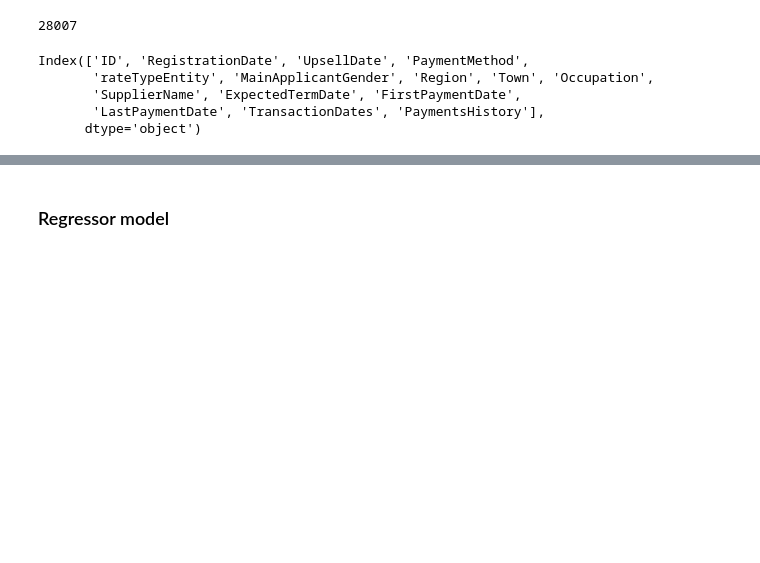
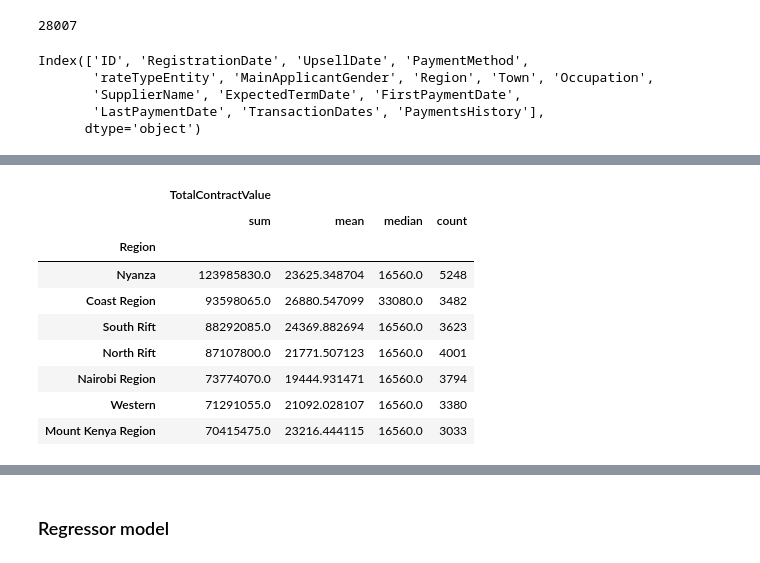
Before and after one commit to AumPandya95/zindi_paygo, a Jupyter notebook: notebooks/exploratory_data_analysis/eda.ipynb, the cells around one changed output, grey strips where cells are left out. Saved outputs shown, nothing was run; the diff lists cells and outputs as text; code cells hidden in the pictures; blank space fills up the shorter version.

Commit message:
Update: Added EDA for TotalContractValue, across Age and Region

```diff
--- a/notebooks/exploratory_data_analysis/eda.ipynb
+++ b/notebooks/exploratory_data_analysis/eda.ipynb
@@ -55,6 +55,9 @@ metadata[metadata["ID"].isin(list(train["ID"].values))]
 | 37341 | ID_GHHAQ9D | 2020-02-20 18:46:30 | 2400 | NaN | 0.0 | FINANCED | DAILY | ... |
 | 37342 | ID_PAI1FJK | 2020-02-20 19:30:43 | 2400 | NaN | 0.0 | FINANCED | DAILY | ... |
 28007 rows × 20 columns
+# %%
+# Merge
+train_merged = metadata.merge(train[train.columns], how='right', on='ID')
 # %%
 print(train["ID"].nunique())         # Each contract is unique
 print(metadata["ID"].nunique())      # Each contract is unique
@@ -118,0 +165,16 @@ px.box(train_merged, x= 'MainApplicantGender', y='Deposit')
+# %%
+# Seems majority Contracts are of the value 16,560 and coast region has some costly Contracts
+train_merged[['Region', 'TotalContractValue']].groupby(['Region']).agg(
+    {'TotalContractValue': [np.sum, np.mean, np.median, 'count']}).sort_values(
+    by=[('TotalContractValue', 'sum')], ascending=False)
+# %% [output]
+|  | TotalContractValue |  |  |  |
+|  | sum | mean | median | count |
+| Region |  |  |  |  |
+| Nyanza | 123985830.0 | 23625.348704 | 16560.0 | 5248 |
+| Coast Region | 93598065.0 | 26880.547099 | 33080.0 | 3482 |
+| South Rift | 88292085.0 | 24369.882694 | 16560.0 | 3623 |
+| North Rift | 87107800.0 | 21771.507123 | 16560.0 | 4001 |
+| Nairobi Region | 73774070.0 | 19444.931471 | 16560.0 | 3794 |
+| Western | 71291055.0 | 21092.028107 | 16560.0 | 3380 |
+| Mount Kenya Region | 70415475.0 | 23216.444115 | 16560.0 | 3033 |
```
Also changed, not shown: parts of 13 cells of this notebook.
